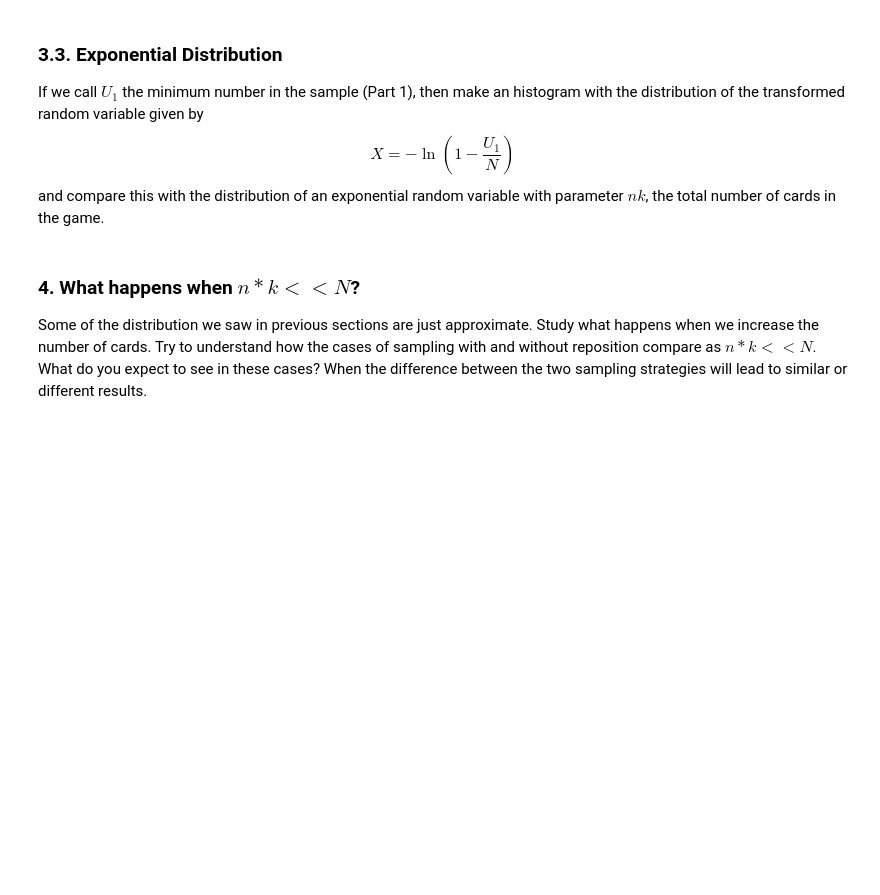
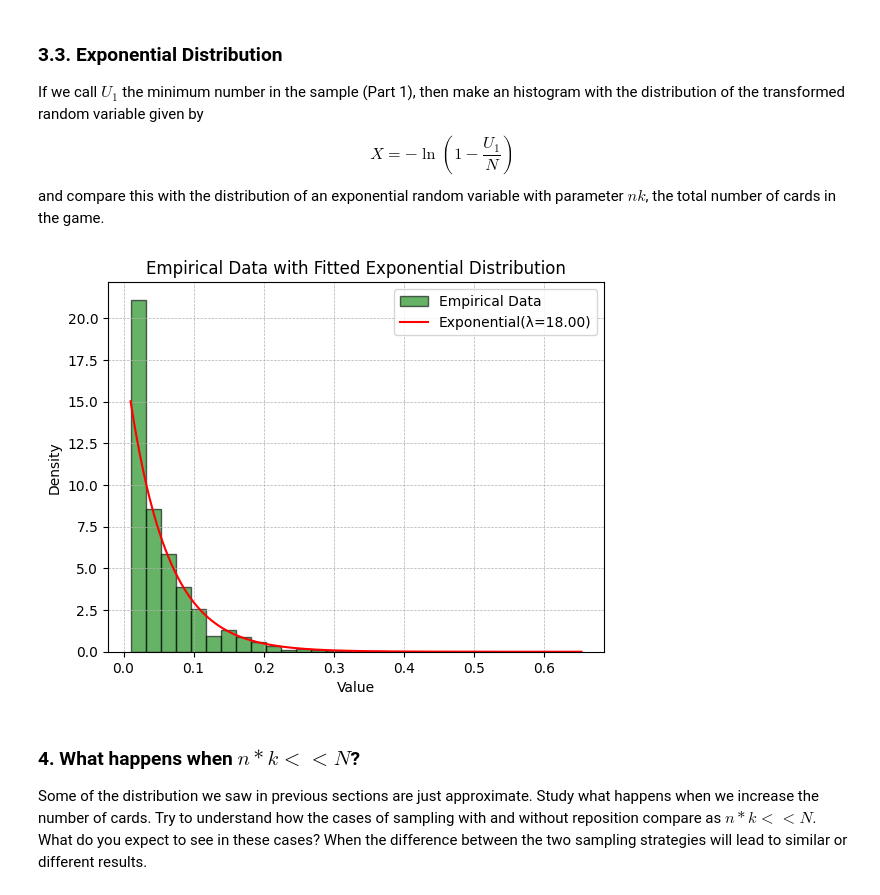
Before and after one commit to UCB-stat-201a-fall23/projectno1-themind-SorenRajani, a Jupyter notebook: Project01-TheMind.ipynb, the cells around one changed output. Saved outputs shown, nothing was run; the diff lists cells and outputs as text; code cells hidden in the pictures; blank space fills up the shorter version.

Commit message:
added expon

```diff
--- a/Project01-TheMind.ipynb
+++ b/Project01-TheMind.ipynb
@@ -157,6 +204,28 @@ $$
 X = - \ln \left( 1 - \frac{U_1}{N} \right)
 $$
 and compare this with the distribution of an exponential random variable with parameter $nk$, the total number of cards in the game.
+# %%
+def custom_transform(u,N):
+    return [-np.log(1 - i/N) for i in u]
+
+logmins = custom_transform(minvals, N)
+plt.hist(logmins, bins=30, density=True, alpha=0.6, color='g', edgecolor='black', label="Empirical Data")
+
+
+
+lambd = n*k
+x = np.linspace(min(logmins), max(logmins), 1000)
+pdf_values = expon.pdf(x,0, 1/lambd)
+plt.plot(x, pdf_values, 'r-', label=f"Exponential(λ={n*k:.2f})")
+
+plt.title("Empirical Data with Fitted Exponential Distribution")
+plt.xlabel("Value")
+plt.ylabel("Density")
+plt.legend()
+plt.grid(True, which='both', linestyle='--', linewidth=0.5)
+plt.show()
+# %% [output]
+[figure, added]
 # %% [markdown]
 ### 4. What happens when $n * k << N$?
 
```
Also changed, not shown: parts of 8 cells of this notebook.
